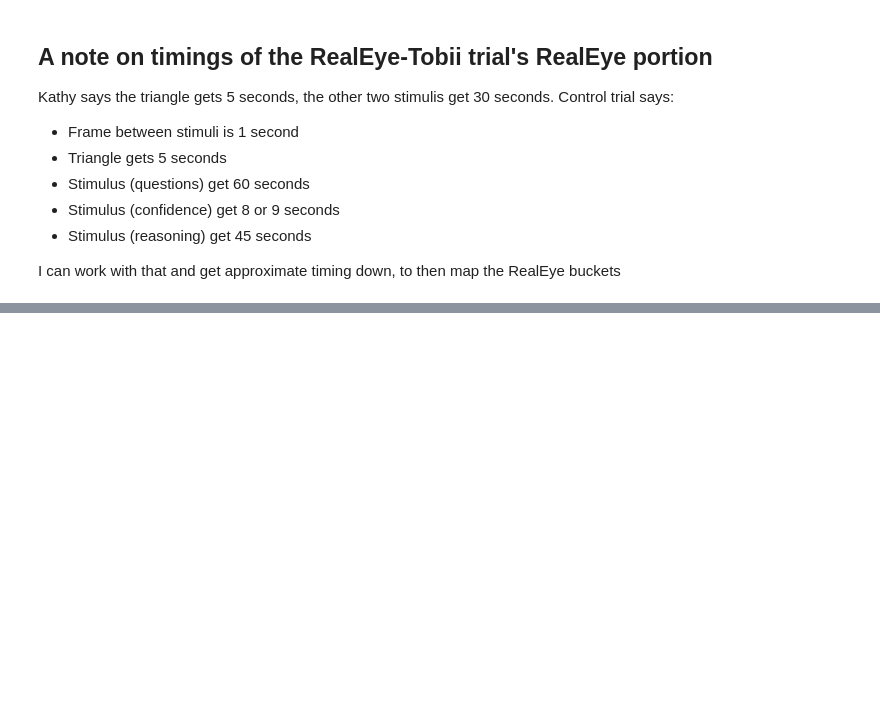
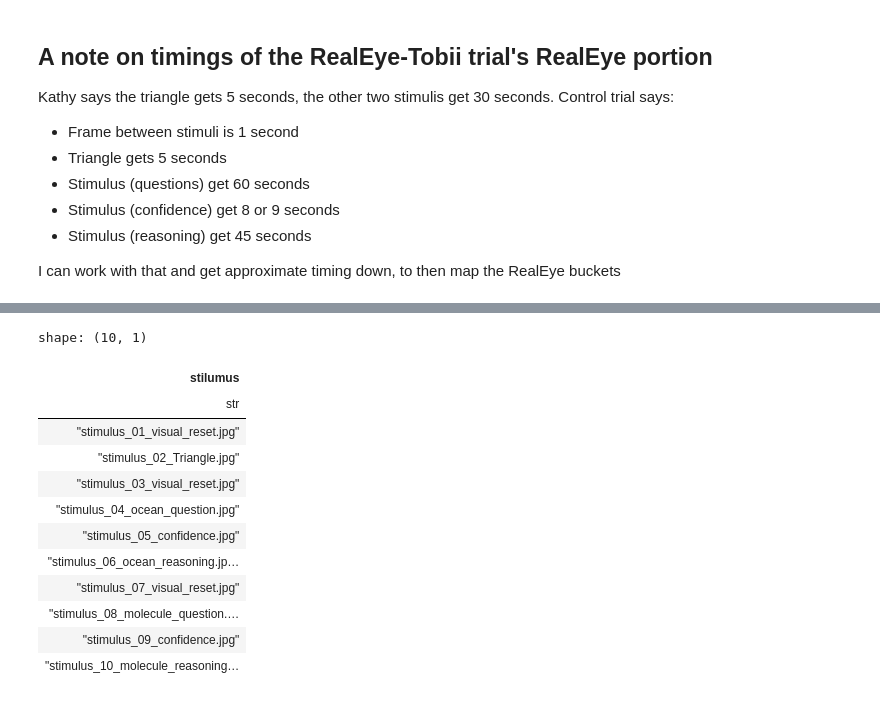
Before and after one commit to stephenjfox/RevChem, a Jupyter notebook: nbs/05_image_gen_by_segments.ipynb, the cells around one changed output, grey strips where cells are left out. Drawn from its saved outputs; the diff is of its cells as text; code cells hidden in the pictures; blank space fills up the shorter version.

```diff
--- a/nbs/05_image_gen_by_segments.ipynb
+++ b/nbs/05_image_gen_by_segments.ipynb
@@ -313,3 +314,19 @@ def render_point_stream_video_with_opencv(
         # 4. Release the video writer to finalize the file
         video_writer.release()
         print(f"Finished writing video to {output_name_on_disk}")
+# %%
+pl.Series(name="stilumus", values=[p.name for p in stimuli_paths]).to_frame()
+# %% [output]
+shape: (10, 1)
+| stilumus |
+| str |
+| "stimulus_01_visual_reset.jpg" |
+| "stimulus_02_Triangle.jpg" |
+| "stimulus_03_visual_reset.jpg" |
+| "stimulus_04_ocean_question.jpg" |
+| "stimulus_05_confidence.jpg" |
+| "stimulus_06_ocean_reasoning.jp… |
+| "stimulus_07_visual_reset.jpg" |
+| "stimulus_08_molecule_question.… |
+| "stimulus_09_confidence.jpg" |
+| "stimulus_10_molecule_reasoning… |
```
Also changed, not shown: parts of 8 cells of this notebook, 7 other files.
